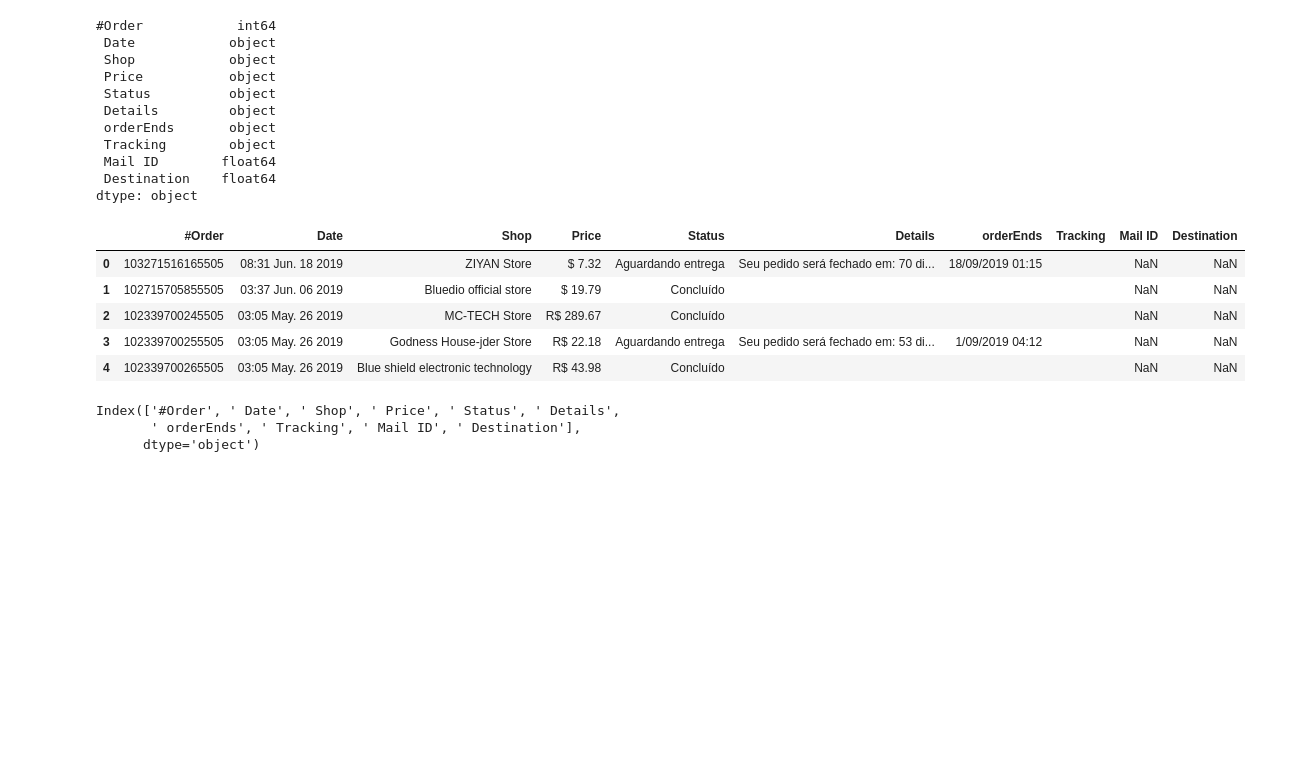
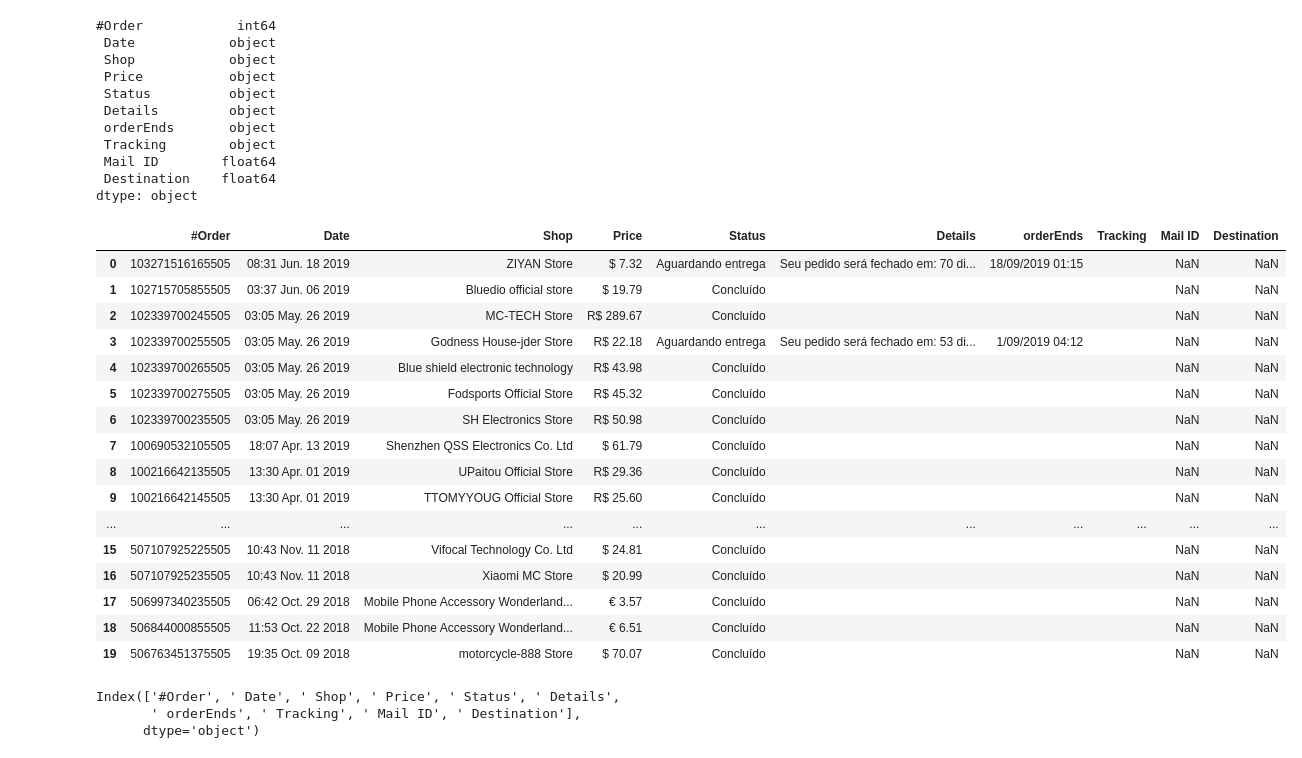
Before and after one commit to caiobellezi/Aliexpress, a Jupyter notebook: 01 - Limpeza Aliexpress.ipynb, the cells around one changed output. Drawn from its saved outputs; the diff is of its cells as text; code cells hidden in the pictures; blank space fills up the shorter version.

```diff
--- a/01 - Limpeza Aliexpress.ipynb
+++ b/01 - Limpeza Aliexpress.ipynb
@@ -20,14 +89,25 @@ df.dtypes
  Destination    float64
 dtype: object
 # %%
-df.head()
+df.head(20)
 # %% [output]
 |  | #Order | Date | Shop | Price | Status | Details | orderEnds | Tracking | Mail ID | Destination |
 | 0 | 103271516165505 | 08:31 Jun. 18 2019 | ZIYAN Store | $ 7.32 | Aguardando entrega | Seu pedido será fechado em: 70 di... | 18/09/2019 01:15 |  | NaN | NaN |
 | 1 | 102715705855505 | 03:37 Jun. 06 2019 | Bluedio official store | $ 19.79 | Concluído |  |  |  | NaN | NaN |
 | 2 | 102339700245505 | 03:05 May. 26 2019 | MC-TECH Store | R$ 289.67 | Concluído |  |  |  | NaN | NaN |
 | 3 | 102339700255505 | 03:05 May. 26 2019 | Godness House-jder Store | R$ 22.18 | Aguardando entrega | Seu pedido será fechado em: 53 di... | 1/09/2019 04:12 |  | NaN | NaN |
 | 4 | 102339700265505 | 03:05 May. 26 2019 | Blue shield electronic technology | R$ 43.98 | Concluído |  |  |  | NaN | NaN |
+| 5 | 102339700275505 | 03:05 May. 26 2019 | Fodsports Official Store | R$ 45.32 | Concluído |  |  |  | NaN | NaN |
+| 6 | 102339700235505 | 03:05 May. 26 2019 | SH Electronics Store | R$ 50.98 | Concluído |  |  |  | NaN | NaN |
+| 7 | 100690532105505 | 18:07 Apr. 13 2019 | Shenzhen QSS Electronics Co. Ltd | $ 61.79 | Concluído |  |  |  | NaN | NaN |
+| 8 | 100216642135505 | 13:30 Apr. 01 2019 | UPaitou Official Store | R$ 29.36 | Concluído |  |  |  | NaN | NaN |
+| 9 | 100216642145505 | 13:30 Apr. 01 2019 | TTOMYYOUG Official Store | R$ 25.60 | Concluído |  |  |  | NaN | NaN |
+| ... | ... | ... | ... | ... | ... | ... | ... | ... | ... | ... |
+| 15 | 507107925225505 | 10:43 Nov. 11 2018 | Vifocal Technology Co. Ltd | $ 24.81 | Concluído |  |  |  | NaN | NaN |
+| 16 | 507107925235505 | 10:43 Nov. 11 2018 | Xiaomi MC Store | $ 20.99 | Concluído |  |  |  | NaN | NaN |
+| 17 | 506997340235505 | 06:42 Oct. 29 2018 | Mobile Phone Accessory Wonderland... | € 3.57 | Concluído |  |  |  | NaN | NaN |
+| 18 | 506844000855505 | 11:53 Oct. 22 2018 | Mobile Phone Accessory Wonderland... | € 6.51 | Concluído |  |  |  | NaN | NaN |
+| 19 | 506763451375505 | 19:35 Oct. 09 2018 | motorcycle-888 Store | $ 70.07 | Concluído |  |  |  | NaN | NaN |
 # %%
 df.columns
 # %% [output]
```
Also changed, not shown: parts of 70 cells of this notebook.
